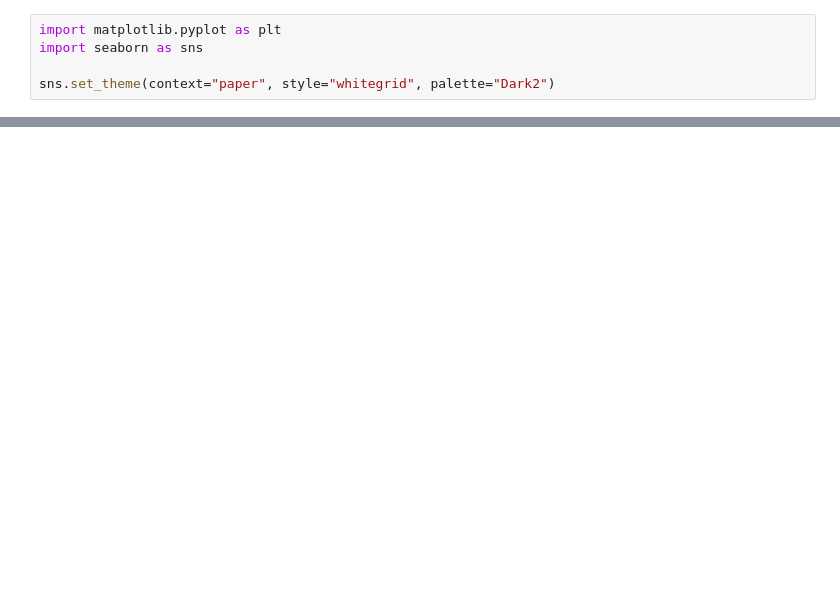
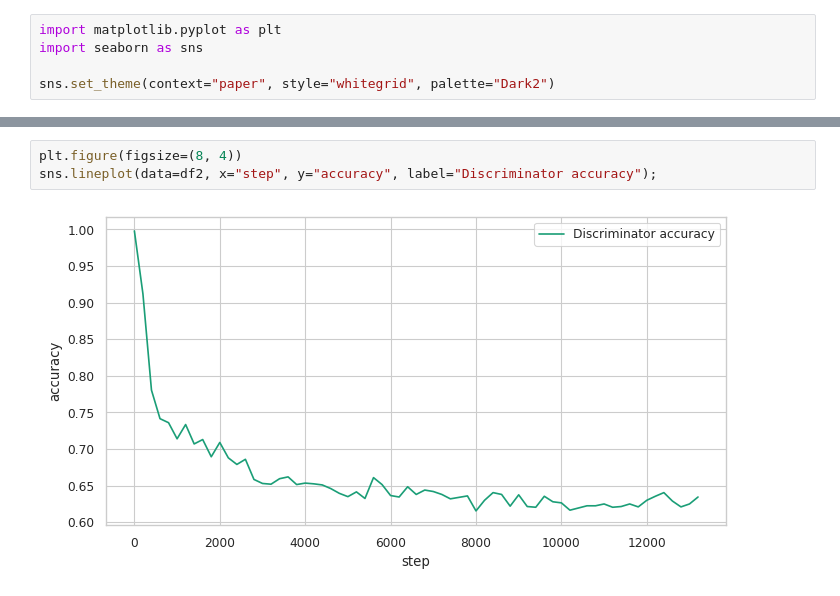
Before and after one commit to Markfryazino/tiny-linguist, a Jupyter notebook: results.ipynb, the cells around one changed output, grey strips where cells are left out. Drawn from its saved outputs; the diff is of its cells as text; blank space fills up the shorter version.

```diff
--- a/results.ipynb
+++ b/results.ipynb
@@ -27 +40,6 @@ Index(['step', 'tc_acc', 'td_mse', 'sl_mse', 'discriminator_acc'], dtype='object
+# %%
+plt.figure(figsize=(8, 4))
+sns.lineplot(data=df2, x="step", y="accuracy", label="Discriminator accuracy");
+# %% [output]
+[figure, added]
 # %%
```
Also changed, not shown: parts of 6 cells of this notebook, 8 other files.
